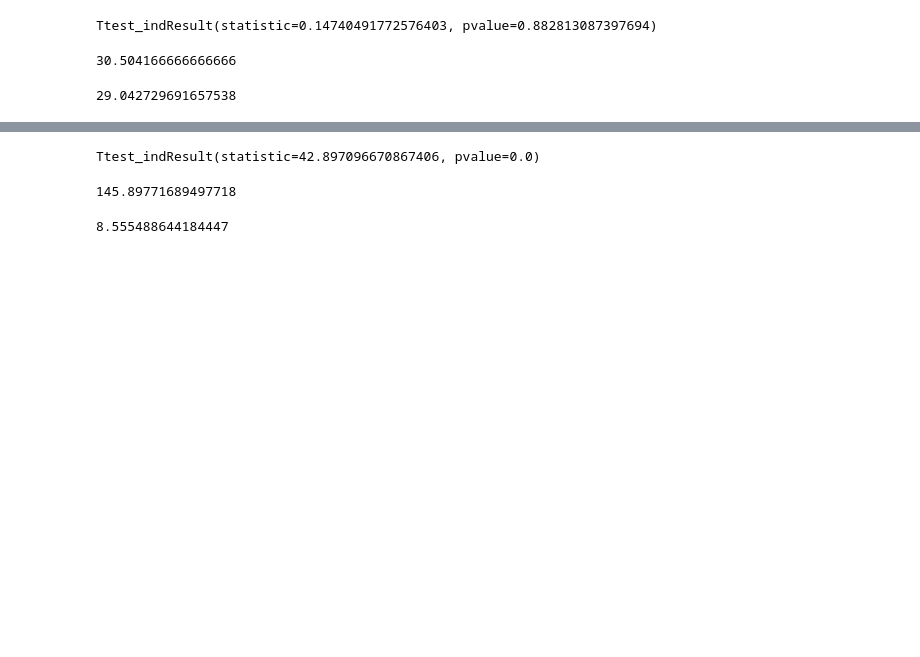
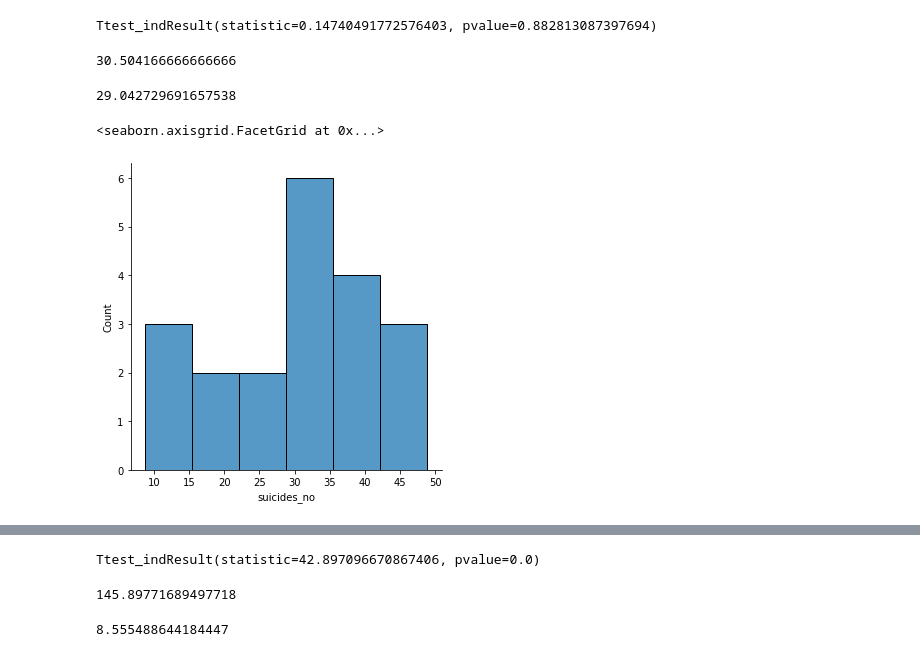
Before and after one commit to alinedintino/project4-statistics, a Jupyter notebook: project_4.ipynb, the cells around one changed output, grey strips where cells are left out. Cells and saved outputs as stored; diff of their text form; code cells hidden in the pictures; blank space fills up the shorter version.

```diff
--- a/project_4.ipynb
+++ b/project_4.ipynb
@@ -387,3 +395,10 @@ Africa_suicide['suicides_no'].mean()
 Africa_conflict['Total_deaths'].mean()
 # %% [output]
 29.042729691657538
+# %%
+afr_s=Africa_suicide.groupby('year').mean()
+# %%
+sns.displot(afr_s, x='suicides_no')
+# %% [output]
+<seaborn.axisgrid.FacetGrid at 0x...>
+[figure, added]
```
Also changed, not shown: parts of 11 cells of this notebook.
